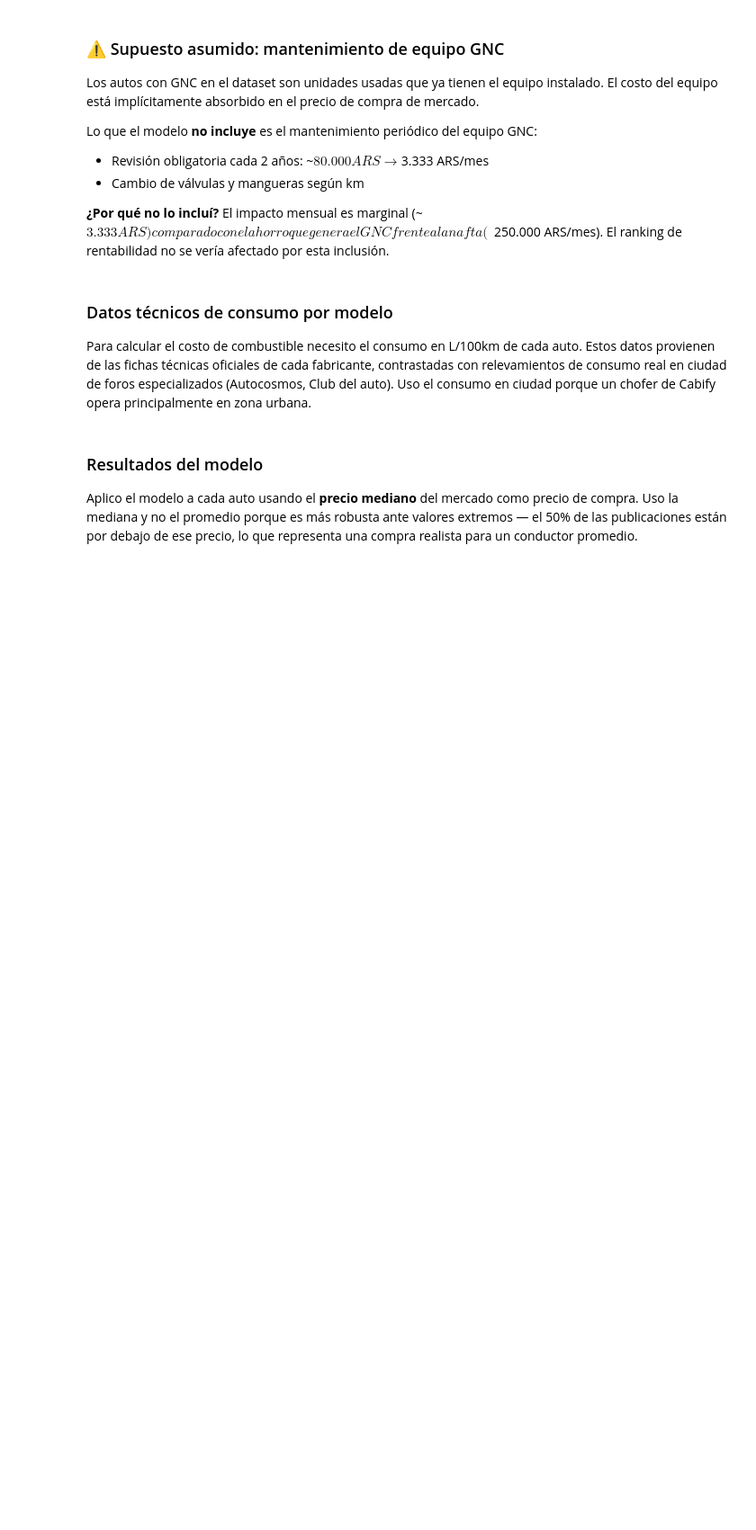
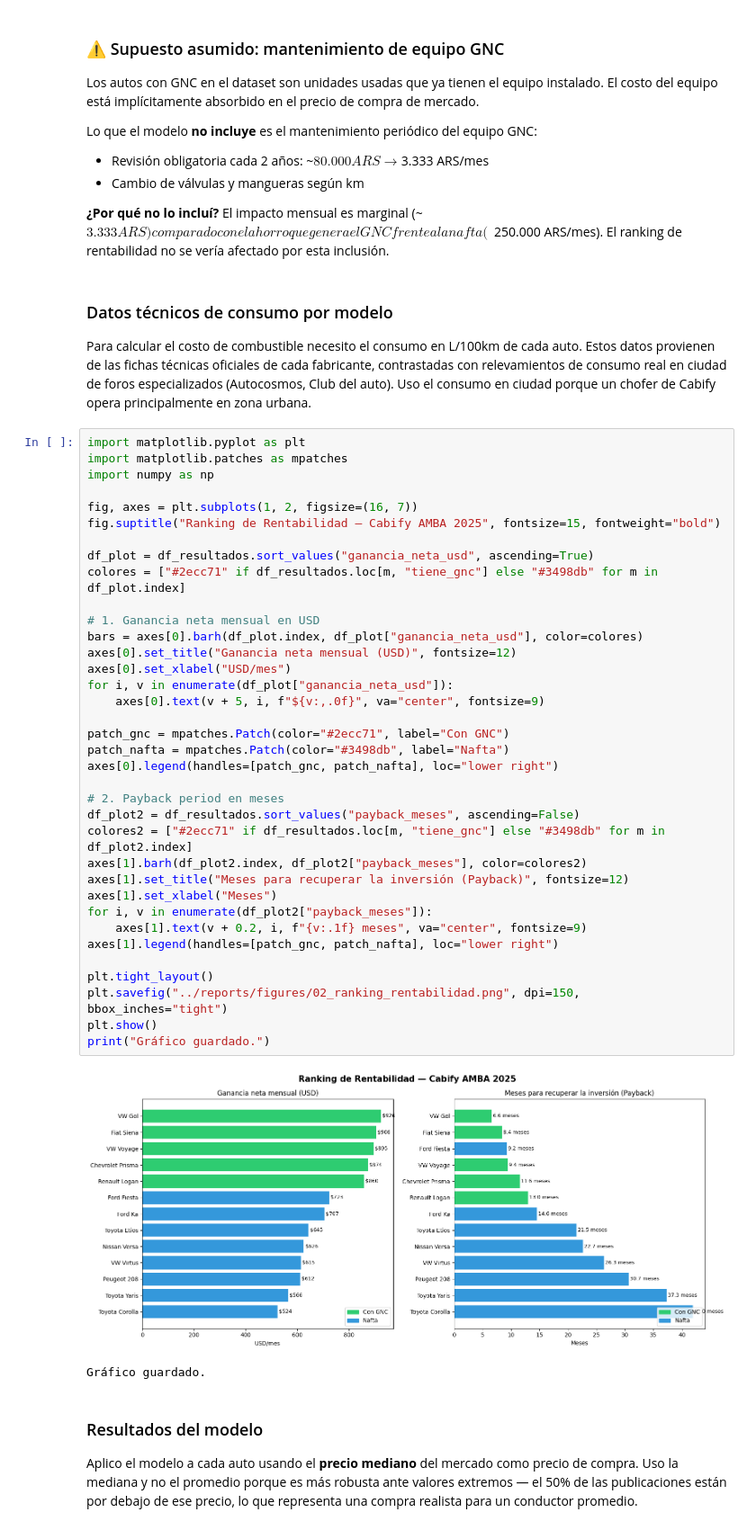
Before and after one commit to francataldi/cabify-rentabilidad-argentina, a Jupyter notebook: notebooks/03_modelo_costos.ipynb, the cells around one changed output. Shown at 90% size. Drawn from its saved outputs; the diff is of its cells as text; blank space fills up the shorter version.

Commit message:
finalizo modelaje del problema y analizo rentabilidades

```diff
--- a/notebooks/03_modelo_costos.ipynb
+++ b/notebooks/03_modelo_costos.ipynb
@@ -156,6 +156,45 @@ Estos datos provienen de las fichas técnicas oficiales de cada fabricante,
 contrastadas con relevamientos de consumo real en ciudad de foros especializados
 (Autocosmos, Club del auto). Uso el consumo en ciudad porque un chofer de Cabify
 opera principalmente en zona urbana.
+# %%
+import matplotlib.pyplot as plt
+import matplotlib.patches as mpatches
+import numpy as np
+
+fig, axes = plt.subplots(1, 2, figsize=(16, 7))
+fig.suptitle("Ranking de Rentabilidad — Cabify AMBA 2025", fontsize=15, fontweight="bold")
+
+df_plot = df_resultados.sort_values("ganancia_neta_usd", ascending=True)
+colores = ["#2ecc71" if df_resultados.loc[m, "tiene_gnc"] else "#3498db" for m in df_plot.index]
+
+# 1. Ganancia neta mensual en USD
+bars = axes[0].barh(df_plot.index, df_plot["ganancia_neta_usd"], color=colores)
+axes[0].set_title("Ganancia neta mensual (USD)", fontsize=12)
+axes[0].set_xlabel("USD/mes")
+for i, v in enumerate(df_plot["ganancia_neta_usd"]):
+    axes[0].text(v + 5, i, f"${v:,.0f}", va="center", fontsize=9)
+
+patch_gnc = mpatches.Patch(color="#2ecc71", label="Con GNC")
+patch_nafta = mpatches.Patch(color="#3498db", label="Nafta")
+axes[0].legend(handles=[patch_gnc, patch_nafta], loc="lower right")
+
+# 2. Payback period en meses
+df_plot2 = df_resultados.sort_values("payback_meses", ascending=False)
+colores2 = ["#2ecc71" if df_resultados.loc[m, "tiene_gnc"] else "#3498db" for m in df_plot2.index]
+axes[1].barh(df_plot2.index, df_plot2["payback_meses"], color=colores2)
+axes[1].set_title("Meses para recuperar la inversión (Payback)", fontsize=12)
+axes[1].set_xlabel("Meses")
+for i, v in enumerate(df_plot2["payback_meses"]):
+    axes[1].text(v + 0.2, i, f"{v:.1f} meses", va="center", fontsize=9)
+axes[1].legend(handles=[patch_gnc, patch_nafta], loc="lower right")
+
+plt.tight_layout()
+plt.savefig("../reports/figures/02_ranking_rentabilidad.png", dpi=150, bbox_inches="tight")
+plt.show()
+print("Gráfico guardado.")
+# %% [output]
+[figure, added]
+Gráfico guardado.
 # %% [markdown]
 ### Resultados del modelo
 
```
Also changed, not shown: parts of 1 cell of this notebook, 2 other files.
